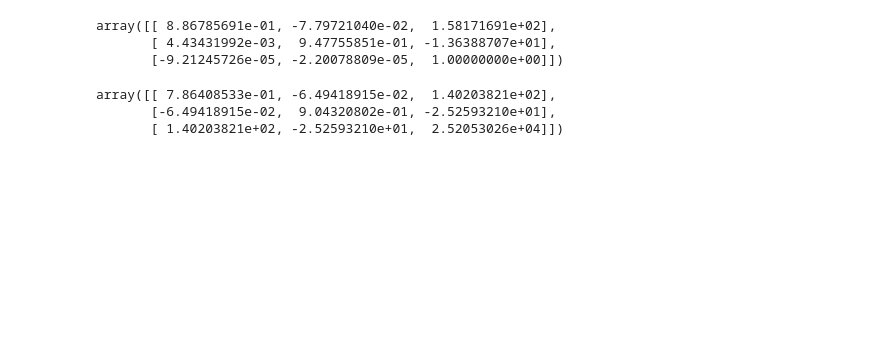
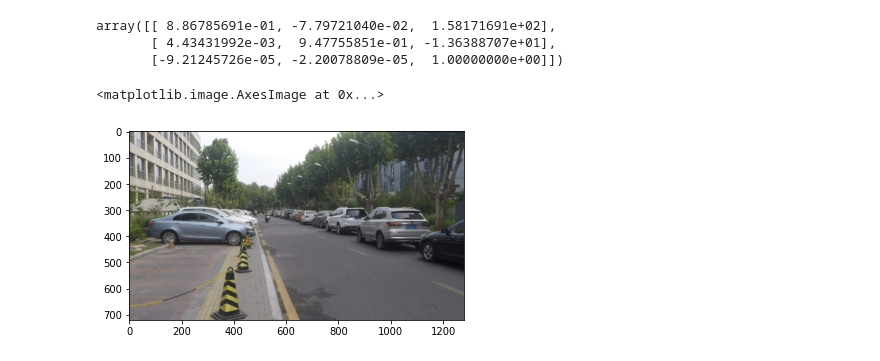
Before and after one commit to imeunu/video_stabilization, a Jupyter notebook: debug.ipynb, the cells around one changed output. Drawn from its saved outputs; the diff is of its cells as text; code cells hidden in the pictures; blank space fills up the shorter version.

```diff
--- a/debug.ipynb
+++ b/debug.ipynb
@@ -1,20 +1,22 @@
 # %%
 import cv2
+import matplotlib.pyplot as plt
 import numpy as np
 
 import utils.estimate_homography as util
+from utils.estimate_homography import mat_minor as mat_minor
 
-stable, unstable = util.get_toy()
+stable, unstable = util.get_toy(1)
 h = util.find_H(stable, unstable)
+shape = np.shape(stable)
 # %%
 h
 # %% [output]
 array([[ 8.86785691e-01, -7.79721040e-02,  1.58171691e+02],
        [ 4.43431992e-03,  9.47755851e-01, -1.36388707e+01],
        [-9.21245726e-05, -2.20078809e-05,  1.00000000e+00]])
-# %%
-np.matmul(h.transpose(), h)
-# %% [output]
-array([[ 7.86408533e-01, -6.49418915e-02,  1.40203821e+02],
-       [-6.49418915e-02,  9.04320802e-01, -2.52593210e+01],
-       [ 1.40203821e+02, -2.52593210e+01,  2.52053026e+04]])
+# %%
+plt.imshow(stable)
+# %% [output]
+<matplotlib.image.AxesImage at 0x...>
+[figure, added]
```
Also changed, not shown: parts of 9 cells of this notebook, 1 other file.
